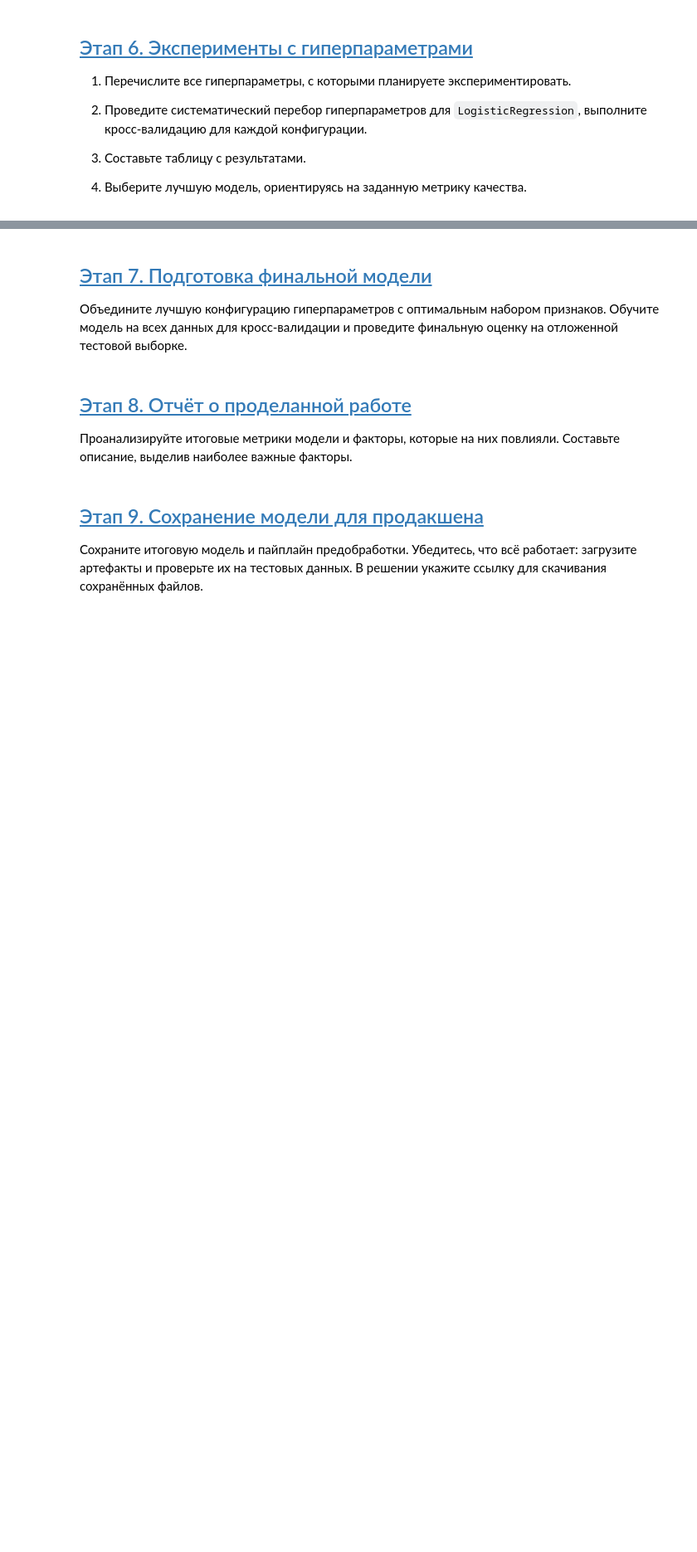
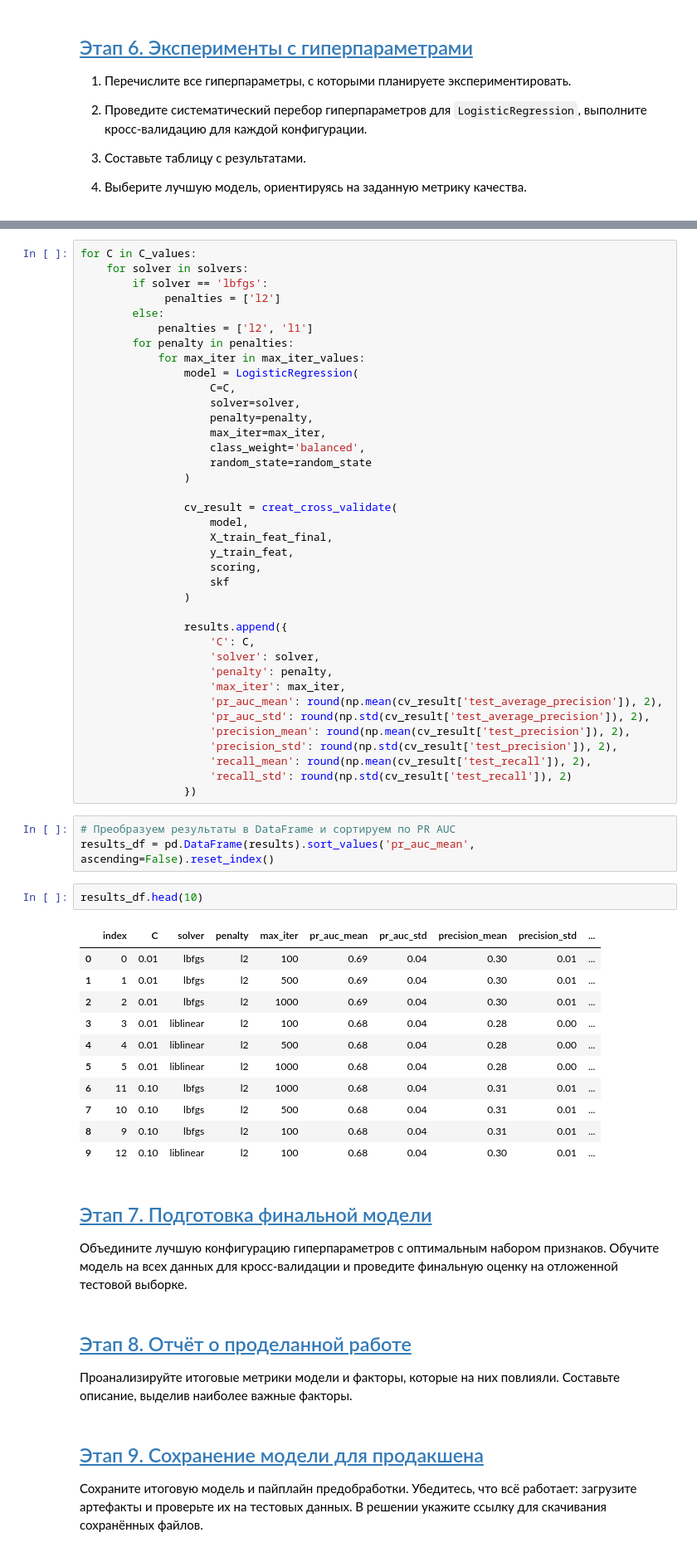
Before and after one commit to MEYakunin/Sprint11_Customer_Churn_Forecast, a Jupyter notebook: Sprint11_Coffee_Delivery_Churn_Binary_Classification_Yakunin_Mikle.ipynb, the cells around one changed output, grey strips where cells are left out. Shown at 83% size. Saved outputs shown, nothing was run; the diff lists cells and outputs as text; blank space fills up the shorter version.

```diff
--- a/Sprint11_Coffee_Delivery_Churn_Binary_Classification_Yakunin_Mikle.ipynb
+++ b/Sprint11_Coffee_Delivery_Churn_Binary_Classification_Yakunin_Mikle.ipynb
@@ -760,3 +768,58 @@ print(f"\nРазмер выборок после удаления признак
+# %%
+for C in C_values:
+    for solver in solvers:
+        if solver == 'lbfgs':
+             penalties = ['l2']
+        else:
+            penalties = ['l2', 'l1']
+        for penalty in penalties:
+            for max_iter in max_iter_values:
+                model = LogisticRegression(
+                    C=C,
+                    solver=solver,
+                    penalty=penalty,
+                    max_iter=max_iter,
+                    class_weight='balanced',
+                    random_state=random_state
+                )
+
+                cv_result = creat_cross_validate(
+                    model,
+                    X_train_feat_final,
+                    y_train_feat,
+                    scoring,
+                    skf
+                )
+
+                results.append({
+                    'C': C,
+                    'solver': solver,
+                    'penalty': penalty,
+                    'max_iter': max_iter,
+                    'pr_auc_mean': round(np.mean(cv_result['test_average_precision']), 2),
+                    'pr_auc_std': round(np.std(cv_result['test_average_precision']), 2),
+                    'precision_mean': round(np.mean(cv_result['test_precision']), 2),
+                    'precision_std': round(np.std(cv_result['test_precision']), 2),
+                    'recall_mean': round(np.mean(cv_result['test_recall']), 2),
+                    'recall_std': round(np.std(cv_result['test_recall']), 2)
+                })
+# %%
+# Преобразуем результаты в DataFrame и сортируем по PR AUC
+results_df = pd.DataFrame(results).sort_values('pr_auc_mean', ascending=False).reset_index()
+# %%
+results_df.head(10)
+# %% [output]
+|  | index | C | solver | penalty | max_iter | pr_auc_mean | pr_auc_std | precision_mean | precision_std | ... |
+| 0 | 0 | 0.01 | lbfgs | l2 | 100 | 0.69 | 0.04 | 0.30 | 0.01 | ... |
+| 1 | 1 | 0.01 | lbfgs | l2 | 500 | 0.69 | 0.04 | 0.30 | 0.01 | ... |
+| 2 | 2 | 0.01 | lbfgs | l2 | 1000 | 0.69 | 0.04 | 0.30 | 0.01 | ... |
+| 3 | 3 | 0.01 | liblinear | l2 | 100 | 0.68 | 0.04 | 0.28 | 0.00 | ... |
+| 4 | 4 | 0.01 | liblinear | l2 | 500 | 0.68 | 0.04 | 0.28 | 0.00 | ... |
+| 5 | 5 | 0.01 | liblinear | l2 | 1000 | 0.68 | 0.04 | 0.28 | 0.00 | ... |
+| 6 | 11 | 0.10 | lbfgs | l2 | 1000 | 0.68 | 0.04 | 0.31 | 0.01 | ... |
+| 7 | 10 | 0.10 | lbfgs | l2 | 500 | 0.68 | 0.04 | 0.31 | 0.01 | ... |
+| 8 | 9 | 0.10 | lbfgs | l2 | 100 | 0.68 | 0.04 | 0.31 | 0.01 | ... |
+| 9 | 12 | 0.10 | liblinear | l2 | 100 | 0.68 | 0.04 | 0.30 | 0.01 | ... |
 # %% [markdown]
 ## [Этап 7. Подготовка финальной модели <a id=7></a>](#content)
 
```
Also changed, not shown: parts of 2 cells of this notebook.
